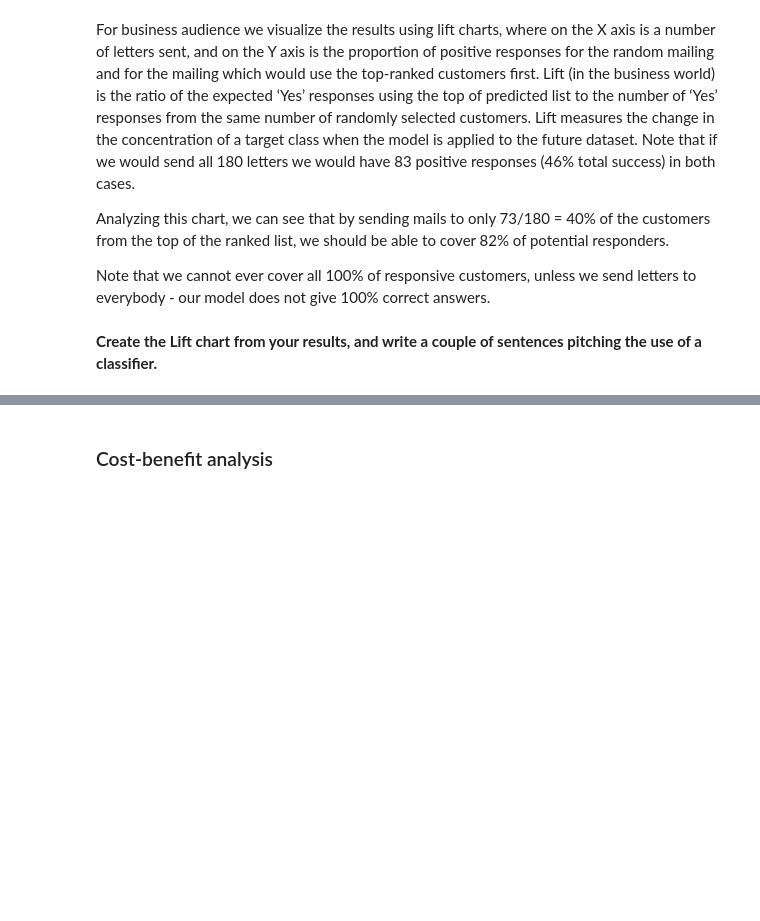
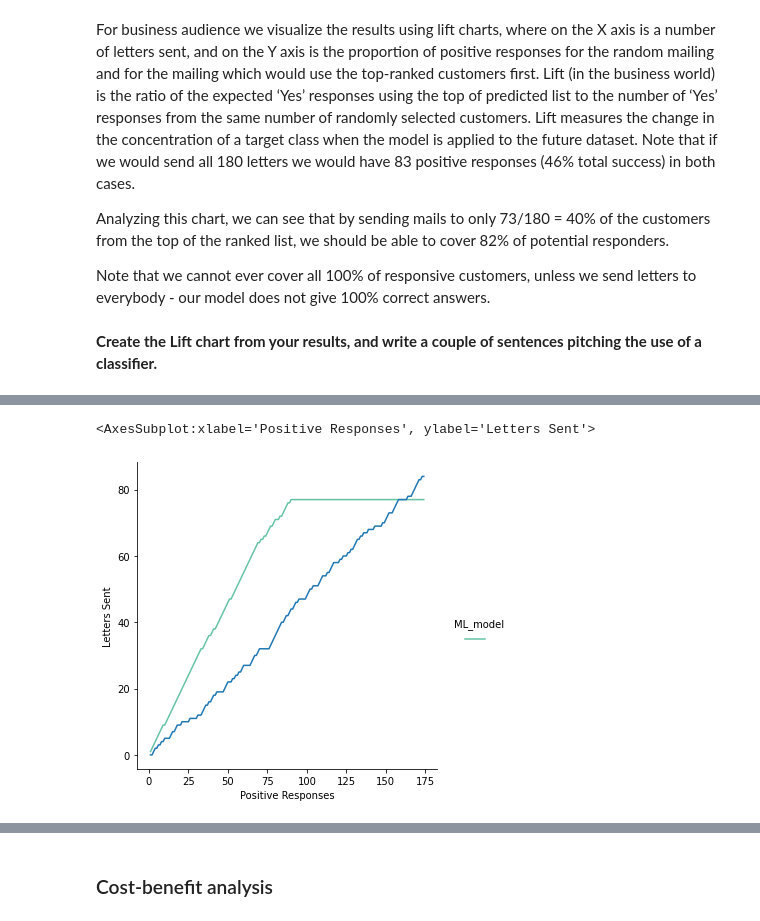
Before and after one commit to isaacw67/proj_ml_bank, a Jupyter notebook: bank_mailing.ipynb, the cells around one changed output, grey strips where cells are left out. Drawn from its saved outputs; the diff is of its cells as text; code cells hidden in the pictures; blank space fills up the shorter version.

```diff
--- a/bank_mailing.ipynb
+++ b/bank_mailing.ipynb
@@ -541,0 +890,10 @@ __Create the Lift chart from your results, and write a couple of sentences pitch
+# %%
+last_val = 0
+ret_arr = []
+for val in sorted_df['cumsum'].values:
+    if pd.isna(val):
+        ret_arr.append(last_val)
+    else:
+        ret_arr.append(val)
+        last_val = val
+sorted_df['cumsum'] = ret_arr
@@ -541,0 +917,25 @@ __Create the Lift chart from your results, and write a couple of sentences pitch
+# %%
+sorted_df['true_cumsum'] = prob_df['true_class'].cumsum().values
+# %%
+sorted_df['letters_sent'] = 1
+sorted_df['letters_sent'] = sorted_df['letters_sent'].cumsum().values
+# %%
+# Add hues:
+
+sorted_df['ML_model'] = ""
+sorted_df['Random'] = 3
+# %%
+p = sns.relplot(
+    data=sorted_df[sorted_df['letters_sent'] < 175],
+    x='letters_sent', y="cumsum",
+    kind = 'line',palette= "Set2", hue = "ML_model"
+)
+(p.set_axis_labels("Positive Responses", "Letters Sent")
+  .set_titles("ML Model vs. Random for Letter Sending")
+  .tight_layout(w_pad=0))
+
+sns.lineplot(x="letters_sent", y="true_cumsum",
+             data=sorted_df[sorted_df['letters_sent'] < 175], legend = False)
+# %% [output]
+<AxesSubplot:xlabel='Positive Responses', ylabel='Letters Sent'>
+[figure, added]
```
Also changed, not shown: parts of 61 cells of this notebook, 1 other file.
